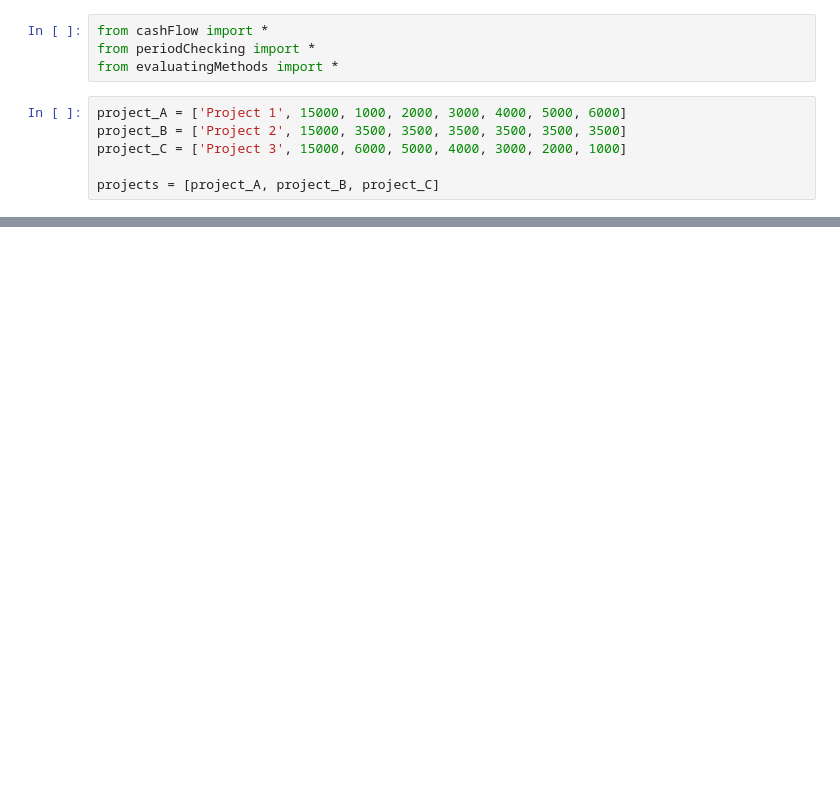
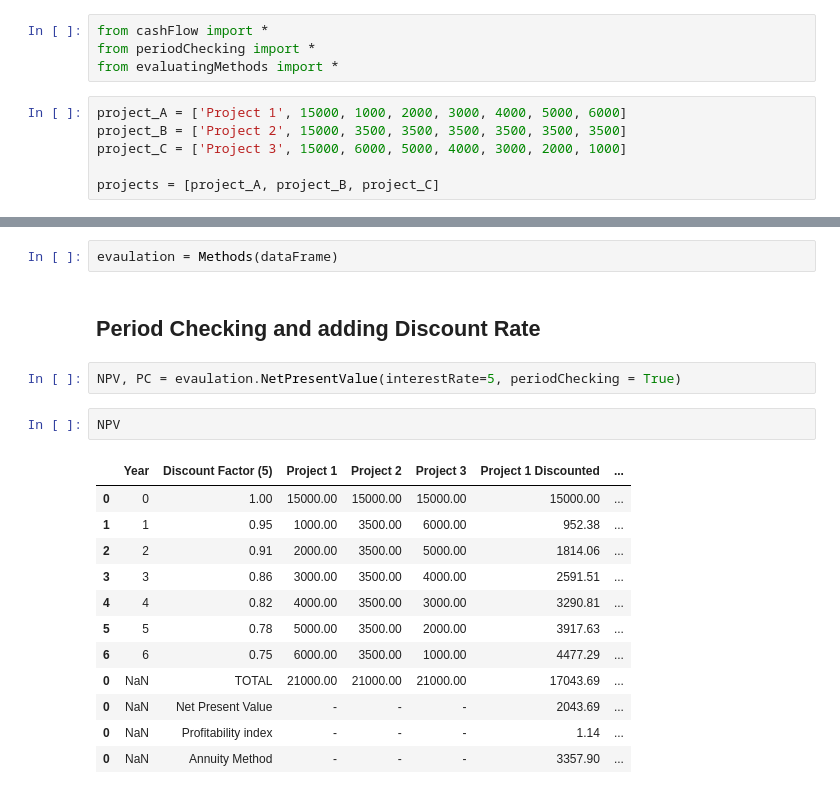
Before and after one commit to WorldWideWest/Project-Evaluation, a Jupyter notebook: debuging.ipynb, the cells around one changed output, grey strips where cells are left out. Drawn from its saved outputs; the diff is of its cells as text; blank space fills up the shorter version.

```diff
--- a/debuging.ipynb
+++ b/debuging.ipynb
@@ -22,0 +30,21 @@ evaulation.InternalReturnRate(discountRates=[0, 5, 10, 15, 20, 30, 60, 80, 100],
+# %%
+evaulation = Methods(dataFrame)
+# %% [markdown]
+## Period Checking and adding Discount Rate
+# %%
+NPV, PC = evaulation.NetPresentValue(interestRate=5, periodChecking = True)
+# %%
+NPV
+# %% [output]
+|  | Year | Discount Factor (5) | Project 1 | Project 2 | Project 3 | Project 1 Discounted | ... |
+| 0 | 0 | 1.00 | 15000.00 | 15000.00 | 15000.00 | 15000.00 | ... |
+| 1 | 1 | 0.95 | 1000.00 | 3500.00 | 6000.00 | 952.38 | ... |
+| 2 | 2 | 0.91 | 2000.00 | 3500.00 | 5000.00 | 1814.06 | ... |
+| 3 | 3 | 0.86 | 3000.00 | 3500.00 | 4000.00 | 2591.51 | ... |
+| 4 | 4 | 0.82 | 4000.00 | 3500.00 | 3000.00 | 3290.81 | ... |
+| 5 | 5 | 0.78 | 5000.00 | 3500.00 | 2000.00 | 3917.63 | ... |
+| 6 | 6 | 0.75 | 6000.00 | 3500.00 | 1000.00 | 4477.29 | ... |
+| 0 | NaN | TOTAL | 21000.00 | 21000.00 | 21000.00 | 17043.69 | ... |
+| 0 | NaN | Net Present Value | - | - | - | 2043.69 | ... |
+| 0 | NaN | Profitability index | - | - | - | 1.14 | ... |
+| 0 | NaN | Annuity Method | - | - | - | 3357.90 | ... |
```
Also changed, not shown: parts of 8 cells of this notebook, 5 other files.
